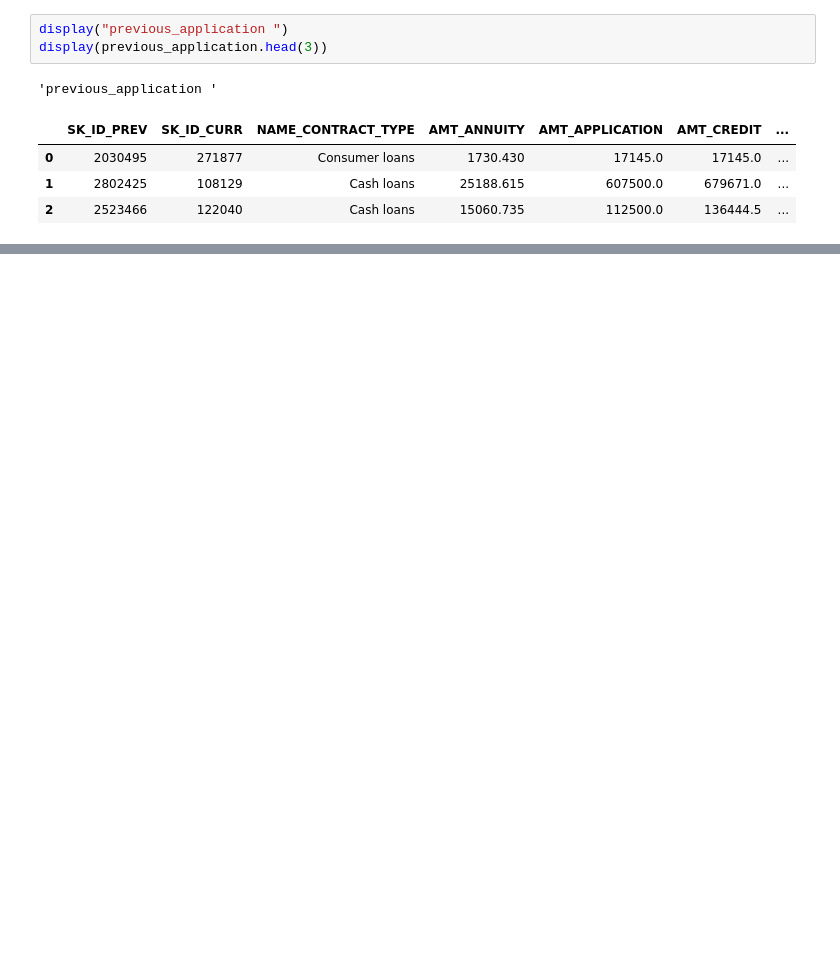
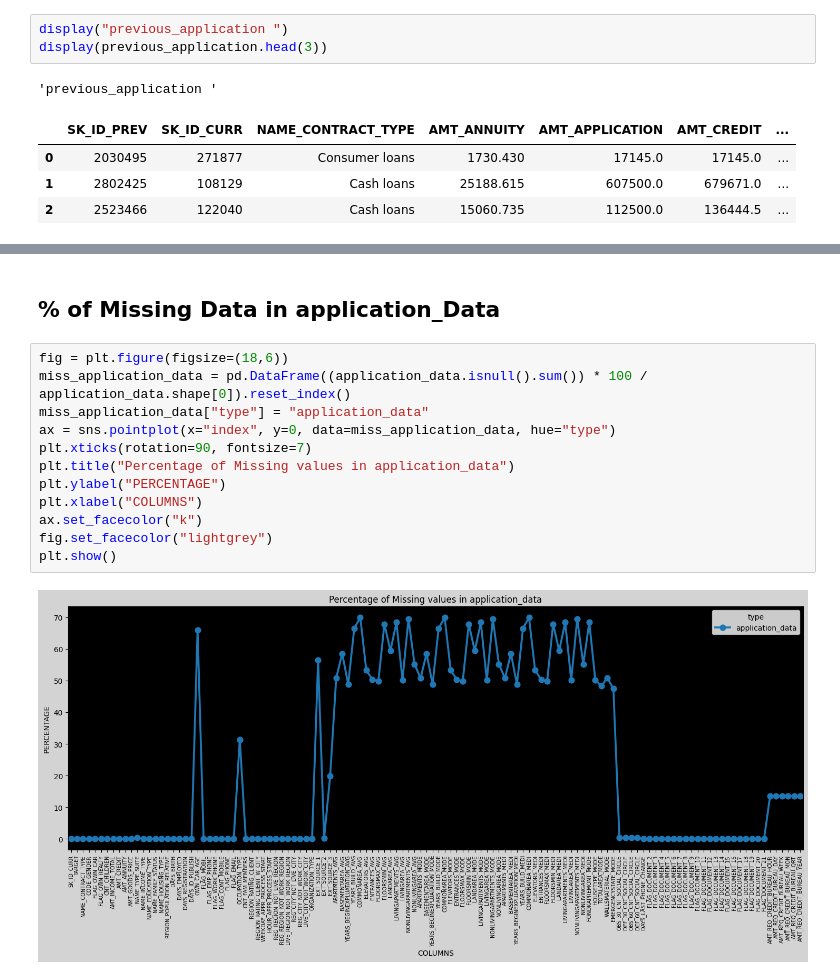
Before and after one commit to hiteshhhh007/Financial-Risk-Assessment, a Jupyter notebook: Financial-Risk-Assessment.ipynb, the cells around one changed output, grey strips where cells are left out. Cells and saved outputs as stored; diff of their text form; blank space fills up the shorter version.

```diff
--- a/Financial-Risk-Assessment.ipynb
+++ b/Financial-Risk-Assessment.ipynb
@@ -48,0 +287,16 @@ display(previous_application.head(3))
+# %% [markdown]
+## % of Missing Data in application_Data
+# %%
+fig = plt.figure(figsize=(18,6))
+miss_application_data = pd.DataFrame((application_data.isnull().sum()) * 100 / application_data.shape[0]).reset_index()
+miss_application_data["type"] = "application_data"
+ax = sns.pointplot(x="index", y=0, data=miss_application_data, hue="type")
+plt.xticks(rotation=90, fontsize=7)
+plt.title("Percentage of Missing values in application_data")
+plt.ylabel("PERCENTAGE")
+plt.xlabel("COLUMNS")
+ax.set_facecolor("k")
+fig.set_facecolor("lightgrey")
+plt.show()
+# %% [output]
+[figure, added]
```
Also changed, not shown: parts of 24 cells of this notebook.
